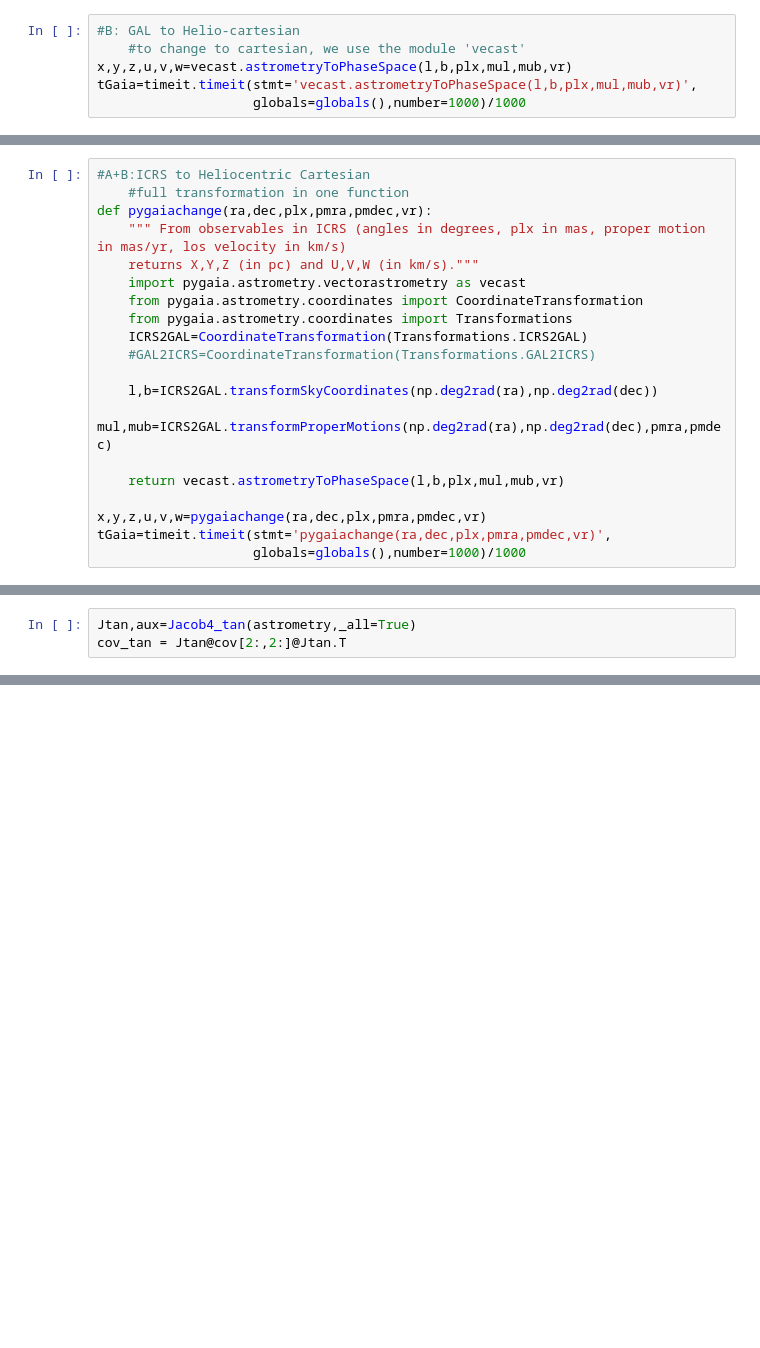
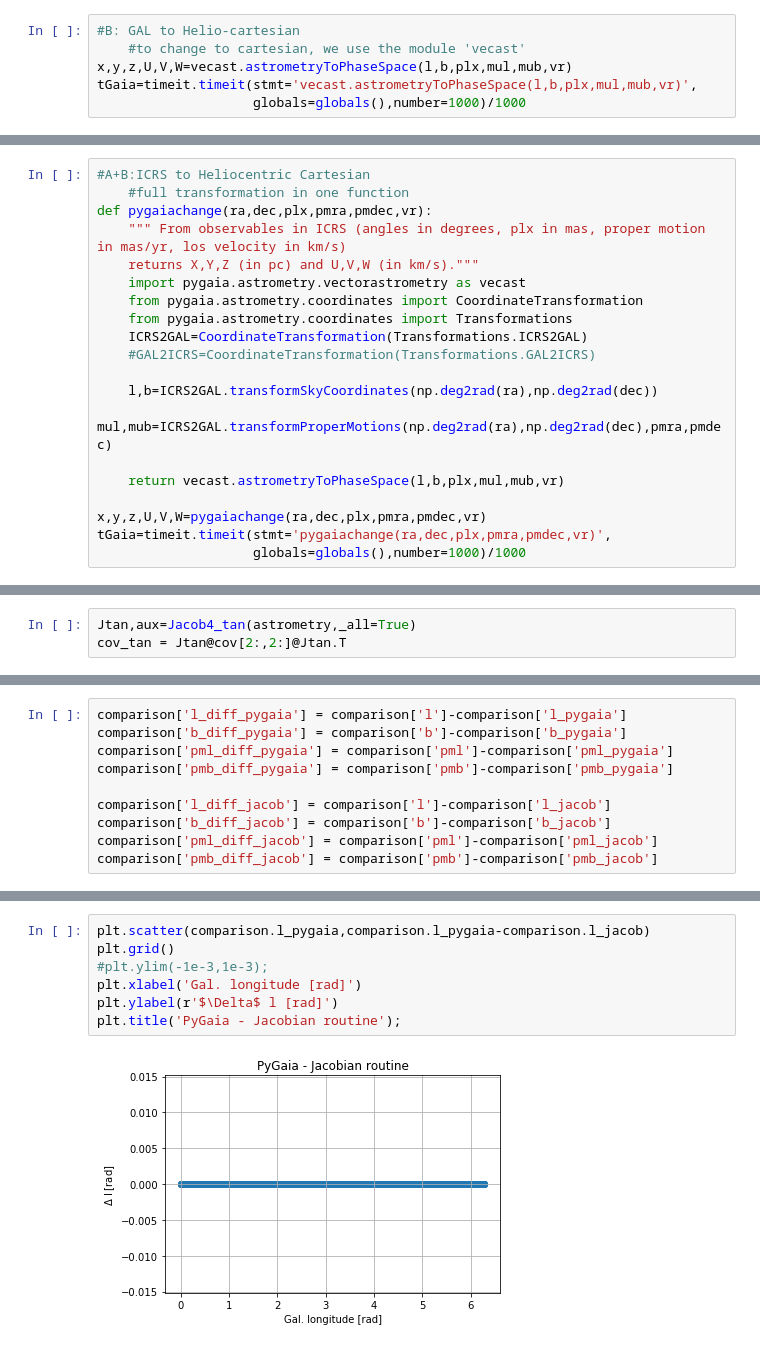
Before and after one commit to brugalada/Jacobian, a Jupyter notebook: Coordinate Transformation Tutorial.ipynb, the cells around one changed output, grey strips where cells are left out. Saved outputs shown, nothing was run; the diff lists cells and outputs as text; blank space fills up the shorter version.

```diff
--- a/Coordinate Transformation Tutorial.ipynb
+++ b/Coordinate Transformation Tutorial.ipynb
@@ -132,7 +139,7 @@ Time: 7.161616300072637e-05 seconds
 # %%
 #B: GAL to Helio-cartesian
     #to change to cartesian, we use the module 'vecast'
-x,y,z,u,v,w=vecast.astrometryToPhaseSpace(l,b,plx,mul,mub,vr)
+x,y,z,U,V,W=vecast.astrometryToPhaseSpace(l,b,plx,mul,mub,vr)
 tGaia=timeit.timeit(stmt='vecast.astrometryToPhaseSpace(l,b,plx,mul,mub,vr)',
                     globals=globals(),number=1000)/1000
 # %%
@@ -161,7 +168,7 @@ def pygaiachange(ra,dec,plx,pmra,pmdec,vr):
 
     return vecast.astrometryToPhaseSpace(l,b,plx,mul,mub,vr)
 
-x,y,z,u,v,w=pygaiachange(ra,dec,plx,pmra,pmdec,vr)
+x,y,z,U,V,W=pygaiachange(ra,dec,plx,pmra,pmdec,vr)
 tGaia=timeit.timeit(stmt='pygaiachange(ra,dec,plx,pmra,pmdec,vr)',
                     globals=globals(),number=1000)/1000
 # %%
@@ -565,0 +634,10 @@ c_gal[ind]
+# %%
+comparison['l_diff_pygaia'] = comparison['l']-comparison['l_pygaia']
+comparison['b_diff_pygaia'] = comparison['b']-comparison['b_pygaia']
+comparison['pml_diff_pygaia'] = comparison['pml']-comparison['pml_pygaia']
+comparison['pmb_diff_pygaia'] = comparison['pmb']-comparison['pmb_pygaia']
+
+comparison['l_diff_jacob'] = comparison['l']-comparison['l_jacob']
+comparison['b_diff_jacob'] = comparison['b']-comparison['b_jacob']
+comparison['pml_diff_jacob'] = comparison['pml']-comparison['pml_jacob']
+comparison['pmb_diff_jacob'] = comparison['pmb']-comparison['pmb_jacob']
@@ -565,0 +685,9 @@ c_gal[ind]
+# %%
+plt.scatter(comparison.l_pygaia,comparison.l_pygaia-comparison.l_jacob)
+plt.grid()
+#plt.ylim(-1e-3,1e-3);
+plt.xlabel('Gal. longitude [rad]')
+plt.ylabel(r'$\Delta$ l [rad]')
+plt.title('PyGaia - Jacobian routine');
+# %% [output]
+[figure, added]
```
Also changed, not shown: parts of 23 cells of this notebook, 1 other file.
